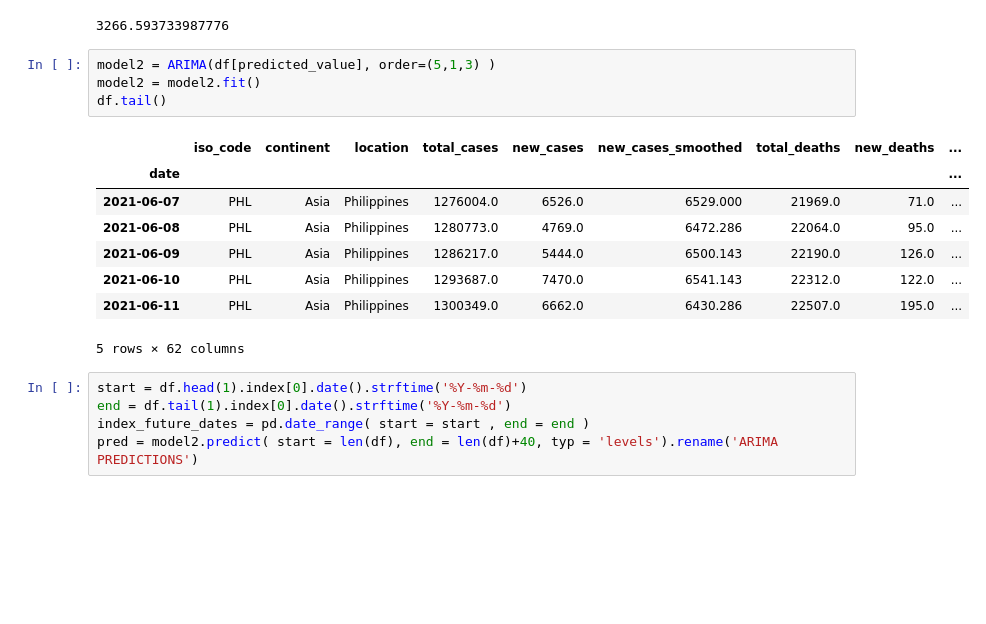
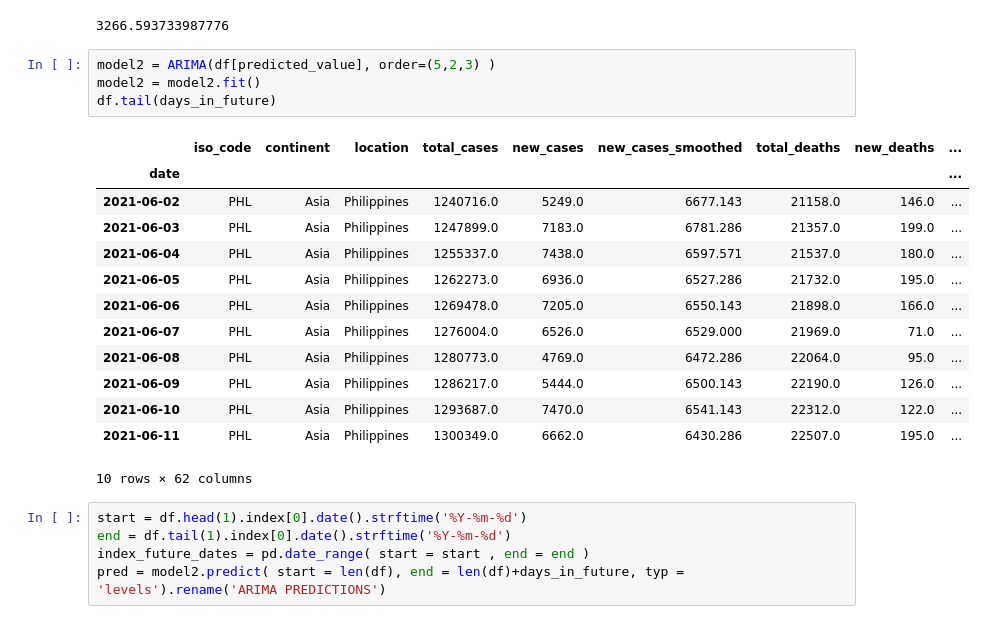
Before and after one commit to zalven/covid-19-prediction-2021, a Jupyter notebook: Arima-model-Python.ipynb, the cells around one changed output. Cells and saved outputs as stored; diff of their text form; blank space fills up the shorter version.

Commit message:
Chaning arima model

```diff
--- a/Arima-model-Python.ipynb
+++ b/Arima-model-Python.ipynb
@@ -260,23 +260,28 @@ print( rmse )
 # %% [output]
 3266.593733987776
 # %%
-model2 = ARIMA(df[predicted_value], order=(5,1,3) )
+model2 = ARIMA(df[predicted_value], order=(5,2,3) )
 model2 = model2.fit()
-df.tail()
+df.tail(days_in_future)
 # %% [output]
 |  | iso_code | continent | location | total_cases | new_cases | new_cases_smoothed | total_deaths | new_deaths | ... |
 | date |  |  |  |  |  |  |  |  | ... |
+| 2021-06-02 | PHL | Asia | Philippines | 1240716.0 | 5249.0 | 6677.143 | 21158.0 | 146.0 | ... |
+| 2021-06-03 | PHL | Asia | Philippines | 1247899.0 | 7183.0 | 6781.286 | 21357.0 | 199.0 | ... |
+| 2021-06-04 | PHL | Asia | Philippines | 1255337.0 | 7438.0 | 6597.571 | 21537.0 | 180.0 | ... |
+| 2021-06-05 | PHL | Asia | Philippines | 1262273.0 | 6936.0 | 6527.286 | 21732.0 | 195.0 | ... |
+| 2021-06-06 | PHL | Asia | Philippines | 1269478.0 | 7205.0 | 6550.143 | 21898.0 | 166.0 | ... |
 | 2021-06-07 | PHL | Asia | Philippines | 1276004.0 | 6526.0 | 6529.000 | 21969.0 | 71.0 | ... |
 | 2021-06-08 | PHL | Asia | Philippines | 1280773.0 | 4769.0 | 6472.286 | 22064.0 | 95.0 | ... |
 | 2021-06-09 | PHL | Asia | Philippines | 1286217.0 | 5444.0 | 6500.143 | 22190.0 | 126.0 | ... |
 | 2021-06-10 | PHL | Asia | Philippines | 1293687.0 | 7470.0 | 6541.143 | 22312.0 | 122.0 | ... |
 | 2021-06-11 | PHL | Asia | Philippines | 1300349.0 | 6662.0 | 6430.286 | 22507.0 | 195.0 | ... |
-5 rows × 62 columns
+10 rows × 62 columns
 # %%
 start = df.head(1).index[0].date().strftime('%Y-%m-%d')
 end = df.tail(1).index[0].date().strftime('%Y-%m-%d')
 index_future_dates = pd.date_range( start = start , end = end )
-pred = model2.predict( start = len(df), end = len(df)+40, typ = 'levels').rename('ARIMA PREDICTIONS')
+pred = model2.predict( start = len(df), end = len(df)+days_in_future, typ = 'levels').rename('ARIMA PREDICTIONS')
 # %%
 plt.figure(figsize=(16, 10))
 pred.plot( legend=True)
```
Also changed, not shown: parts of 3 cells of this notebook.
